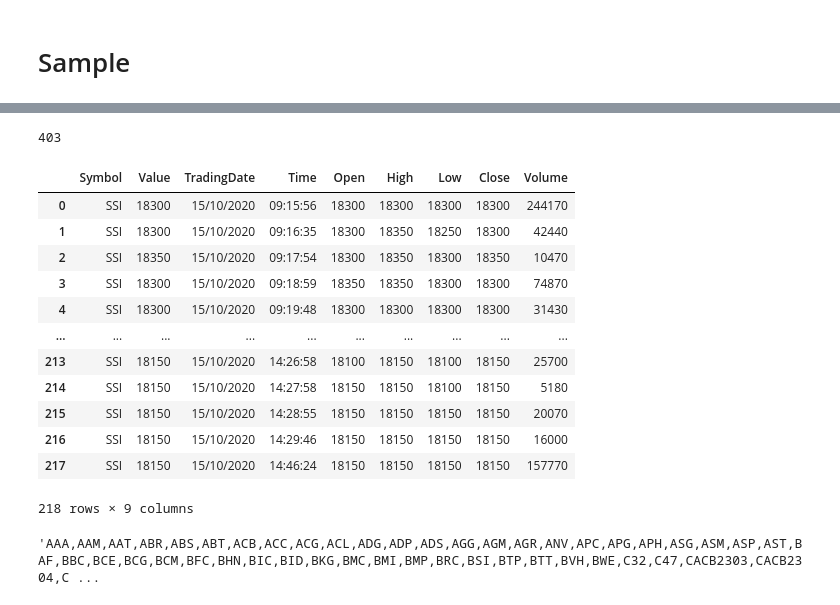
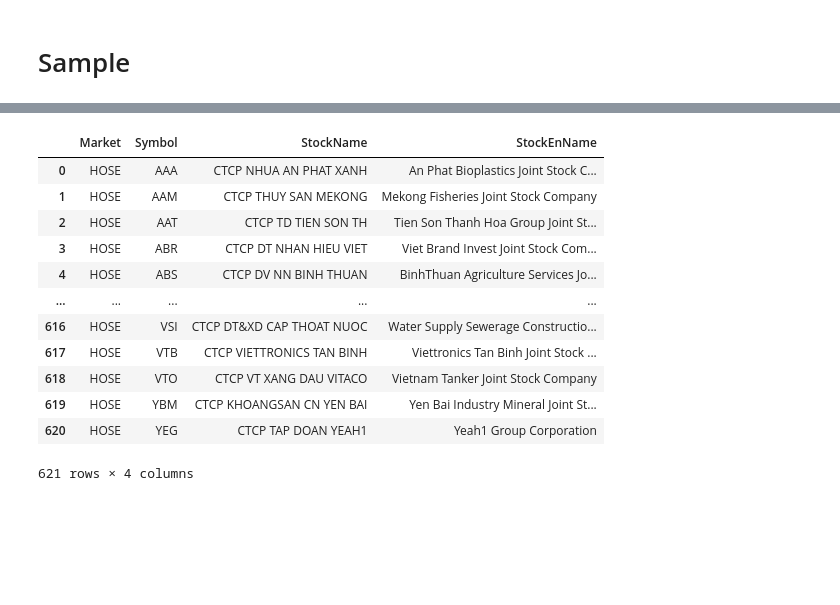
Before and after one commit to hung-manh/Vietnam-Stock-Market-Insights, a Jupyter notebook: stock_test.ipynb, the cells around one changed output, grey strips where cells are left out. Cells and saved outputs as stored; diff of their text form; code cells hidden in the pictures; blank space fills up the shorter version.

```diff
--- a/stock_test.ipynb
+++ b/stock_test.ipynb
@@ -201,30 +120,19 @@ fig
-# %%
-import requests
-url = 'https://fiin-fundamental.ssi.com.vn/FinancialStatement/DownloadBalanceSheet?language=vi&OrganCode=SSI&Skip=0&Frequency=Quarterly'
-response = requests.get(url)
-response.status_code
-# %% [output]
-403
 # %%
+
 import stock
-stock.get_intraday_OHLC(page_size=250)
+stock.get_securities_list(page_size=1000
+                          )
 # %% [output]
-|  | Symbol | Value | TradingDate | Time | Open | High | Low | Close | Volume |
-| 0 | SSI | 18300 | 15/10/2020 | 09:15:56 | 18300 | 18300 | 18300 | 18300 | 244170 |
-| 1 | SSI | 18300 | 15/10/2020 | 09:16:35 | 18300 | 18350 | 18250 | 18300 | 42440 |
-| 2 | SSI | 18350 | 15/10/2020 | 09:17:54 | 18300 | 18350 | 18300 | 18350 | 10470 |
-| 3 | SSI | 18300 | 15/10/2020 | 09:18:59 | 18350 | 18350 | 18300 | 18300 | 74870 |
-| 4 | SSI | 18300 | 15/10/2020 | 09:19:48 | 18300 | 18300 | 18300 | 18300 | 31430 |
-| ... | ... | ... | ... | ... | ... | ... | ... | ... | ... |
-| 213 | SSI | 18150 | 15/10/2020 | 14:26:58 | 18100 | 18150 | 18100 | 18150 | 25700 |
-| 214 | SSI | 18150 | 15/10/2020 | 14:27:58 | 18150 | 18150 | 18100 | 18150 | 5180 |
-| 215 | SSI | 18150 | 15/10/2020 | 14:28:55 | 18150 | 18150 | 18150 | 18150 | 20070 |
-| 216 | SSI | 18150 | 15/10/2020 | 14:29:46 | 18150 | 18150 | 18150 | 18150 | 16000 |
-| 217 | SSI | 18150 | 15/10/2020 | 14:46:24 | 18150 | 18150 | 18150 | 18150 | 157770 |
+|  | Market | Symbol | StockName | StockEnName |
+| 0 | HOSE | AAA | CTCP NHUA AN PHAT XANH | An Phat Bioplastics Joint Stock C... |
+| 1 | HOSE | AAM | CTCP THUY SAN MEKONG | Mekong Fisheries Joint Stock Company |
+| 2 | HOSE | AAT | CTCP TD TIEN SON TH | Tien Son Thanh Hoa Group Joint St... |
+| 3 | HOSE | ABR | CTCP DT NHAN HIEU VIET | Viet Brand Invest Joint Stock Com... |
+| 4 | HOSE | ABS | CTCP DV NN BINH THUAN | BinhThuan Agriculture Services Jo... |
+| ... | ... | ... | ... | ... |
+| 616 | HOSE | VSI | CTCP DT&XD CAP THOAT NUOC | Water Supply Sewerage Constructio... |
+| 617 | HOSE | VTB | CTCP VIETTRONICS TAN BINH | Viettronics Tan Binh Joint Stock ... |
+| 618 | HOSE | VTO | CTCP VT XANG DAU VITACO | Vietnam Tanker Joint Stock Company |
+| 619 | HOSE | YBM | CTCP KHOANGSAN CN YEN BAI | Yen Bai Industry Mineral Joint St... |
+| 620 | HOSE | YEG | CTCP TAP DOAN YEAH1 | Yeah1 Group Corporation |
-218 rows × 9 columns
+621 rows × 4 columns
-# %%
-tickers = stock.get_securities_list(page_size=1000)['Symbol']
-tickers_list = ",".join(tickers.tolist())
-tickers_list
-# %% [output]
-'AAA,AAM,AAT,ABR,ABS,ABT,ACB,ACC,ACG,ACL,ADG,ADP,ADS,AGG,AGM,AGR,ANV,APC,APG,APH,ASG,ASM,ASP,AST,BAF,BBC,BCE,BCG,BCM,BFC,BHN,BIC,BID,BKG,BMC,BMI,BMP,BRC,BSI,BTP,BTT,BVH,BWE,C32,C47,CACB2303,CACB2304,C ...
```
Also changed, not shown: parts of 8 cells of this notebook, 3 other files.
